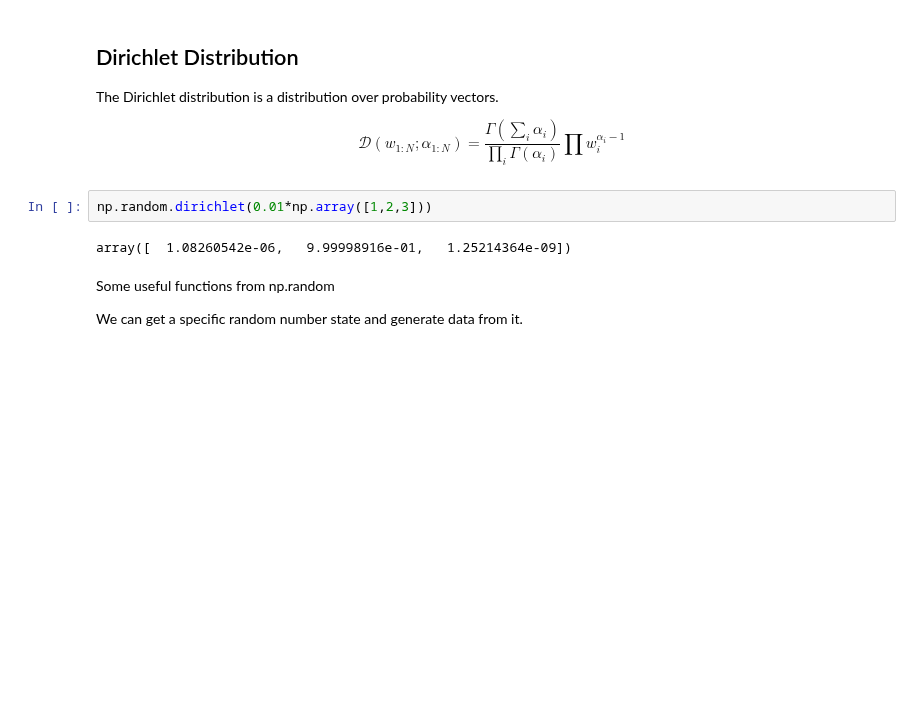
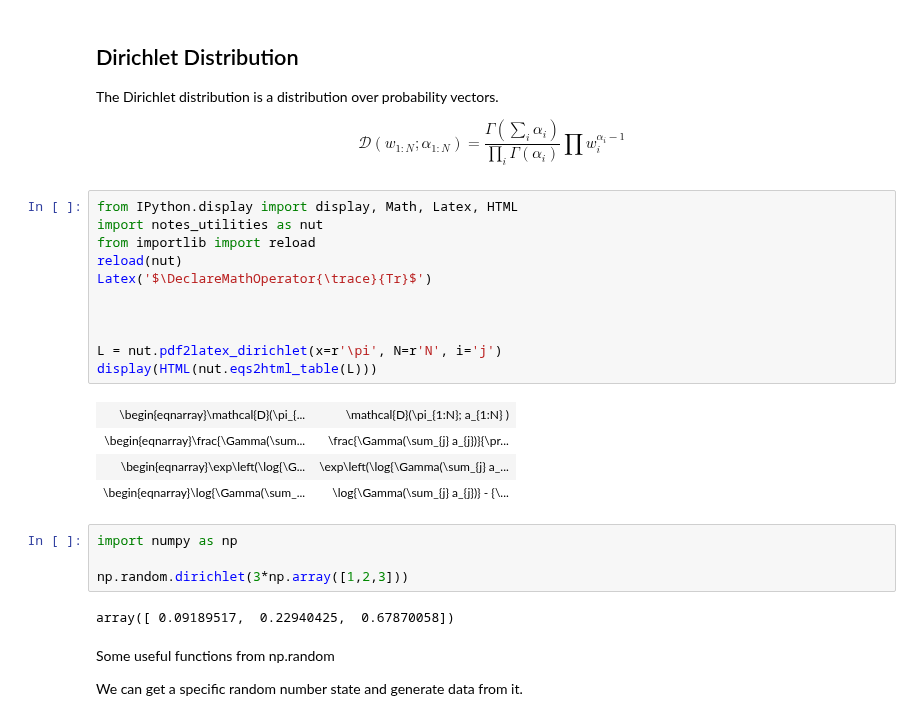
Before and after one commit to atcemgil/notes, a Jupyter notebook: Sampling.ipynb, the cells around one changed output. Cells and saved outputs as stored; diff of their text form; blank space fills up the shorter version.

```diff
--- a/Sampling.ipynb
+++ b/Sampling.ipynb
@@ -1463,10 +1463,28 @@ The Dirichlet distribution is a distribution over probability vectors.
 $$
 \mathcal{D}(w_{1:N}; \alpha_{1:N}) = \frac{\Gamma(\sum_i \alpha_i)}{\prod_i \Gamma(\alpha_i) } \prod w_i^{\alpha_i-1}
 $$
+# %%
+from IPython.display import display, Math, Latex, HTML
+import notes_utilities as nut
+from importlib import reload
+reload(nut)
+Latex('$\DeclareMathOperator{\trace}{Tr}$')
+
+
+
+L = nut.pdf2latex_dirichlet(x=r'\pi', N=r'N', i='j')
+display(HTML(nut.eqs2html_table(L)))
+# %% [output]
+| \begin{eqnarray}\mathcal{D}(\pi_{... | \mathcal{D}(\pi_{1:N}; a_{1:N} ) |
+| \begin{eqnarray}\frac{\Gamma(\sum... | \frac{\Gamma(\sum_{j} a_{j})}{\pr... |
+| \begin{eqnarray}\exp\left(\log{\G... | \exp\left(\log{\Gamma(\sum_{j} a_... |
+| \begin{eqnarray}\log{\Gamma(\sum_... | \log{\Gamma(\sum_{j} a_{j})} - {\... |
 # %%
-np.random.dirichlet(0.01*np.array([1,2,3]))
+import numpy as np
+
+np.random.dirichlet(3*np.array([1,2,3]))
 # %% [output]
-array([  1.08260542e-06,   9.99998916e-01,   1.25214364e-09])
+array([ 0.09189517,  0.22940425,  0.67870058])
 # %% [markdown]
 Some useful functions from np.random
 
```
Also changed, not shown: parts of 13 cells of this notebook, 7 other files.
